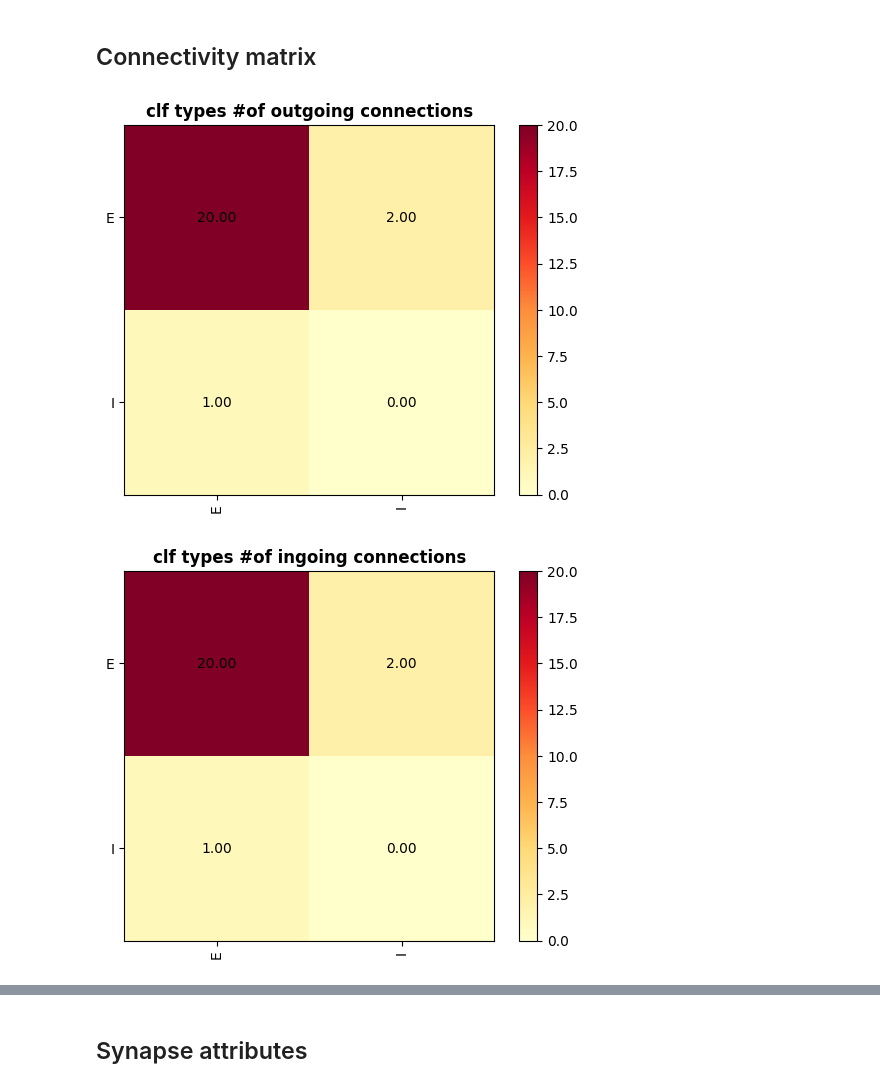
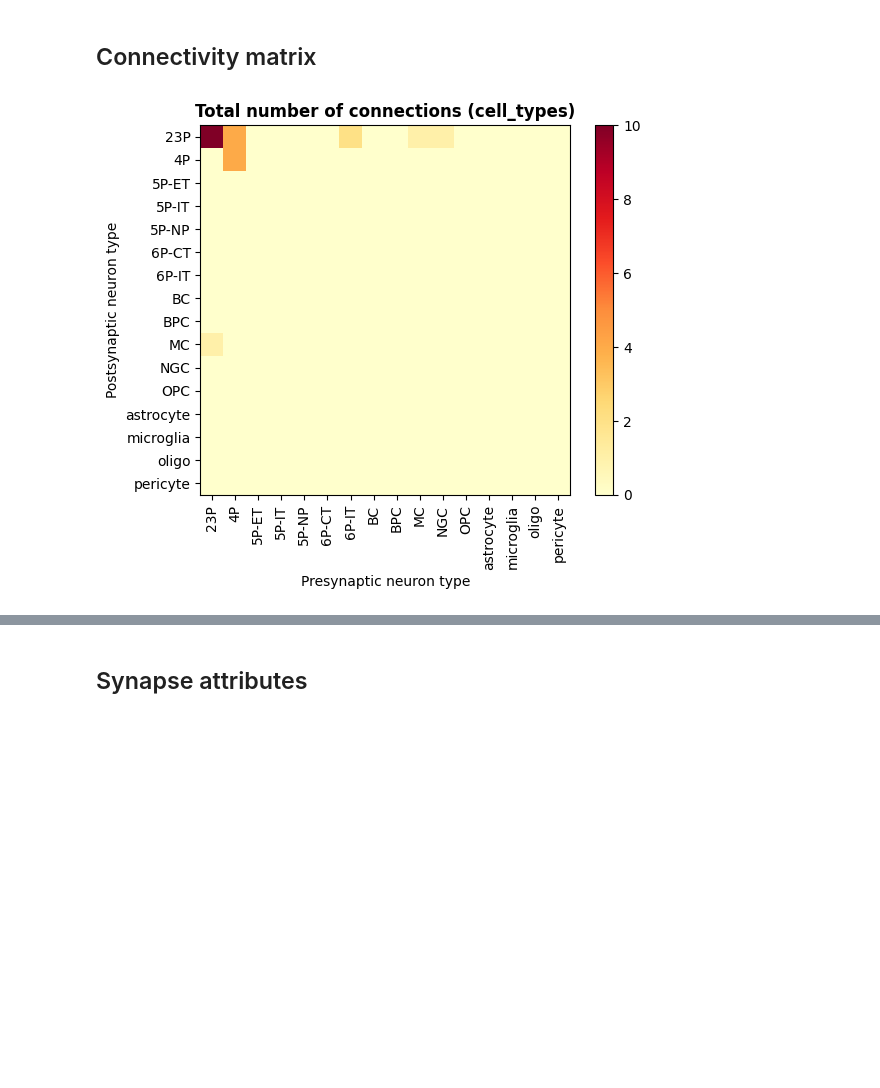
Before and after one commit to deangeckt/Dendro-Synaptome, a Jupyter notebook: analysis/connectome_exploration.ipynb, the cells around one changed output, grey strips where cells are left out. Saved outputs shown, nothing was run; the diff lists cells and outputs as text; code cells hidden in the pictures; blank space fills up the shorter version.

```diff
--- a/analysis/connectome_exploration.ipynb
+++ b/analysis/connectome_exploration.ipynb
@@ -20,6 +21,7 @@ def plot_cell_type_conn_matrix(z, labels, title, text_inside=False):
 
     plt.xticks(ticks=np.arange(len(labels)), labels=labels,  rotation=90)
     plt.yticks(ticks=np.arange(len(labels)), labels=labels)
+    plt.ylabel('Postsynaptic neuron type'); plt.xlabel('Presynaptic neuron type');
 
     if text_inside:
         for i in range(z.shape[0]):
@@ -28,5 +30,6 @@ def plot_cell_type_conn_matrix(z, labels, title, text_inside=False):
 
     plt.show()
 # %%
-mtype_output_mat = calculate_cell_type_conn_matrix('mtype', m_types, SynapseDirection.output)
-mtype_input_mat = calculate_cell_type_conn_matrix('mtype', m_types, SynapseDirection.input)
+mtype_mat = calculate_cell_type_conn_matrix('mtype', m_types, SynapseDirection.input)
+celltype_mat = calculate_cell_type_conn_matrix('cell_type', cell_types, SynapseDirection.input)
+clftype_mat = calculate_cell_type_conn_matrix('clf_type', clf_type_space, SynapseDirection.input)
@@ -39,6 +36,6 @@ clftype_input_mat = calculate_cell_type_conn_matrix('clf_type', clf_type_space,
 # %%
-plot_cell_type_conn_matrix(clftype_output_mat, clf_type_space, 'clf types #of outgoing connections', True)
-plot_cell_type_conn_matrix(clftype_input_mat, clf_type_space, 'clf types #of ingoing connections', True)
+# plot_cell_type_conn_matrix(clftype_mat, clf_type_space, 'Total number of connections', True)
+# plot_cell_type_conn_matrix(mtype_mat, m_types, 'Total number of connections (m_types)')
+plot_cell_type_conn_matrix(celltype_mat, cell_types, 'Total number of connections (cell_types)')
 # %% [output]
-[figure, old version]
+[figure, new version]
-[figure, removed]
```
Also changed, not shown: parts of 12 cells of this notebook.
